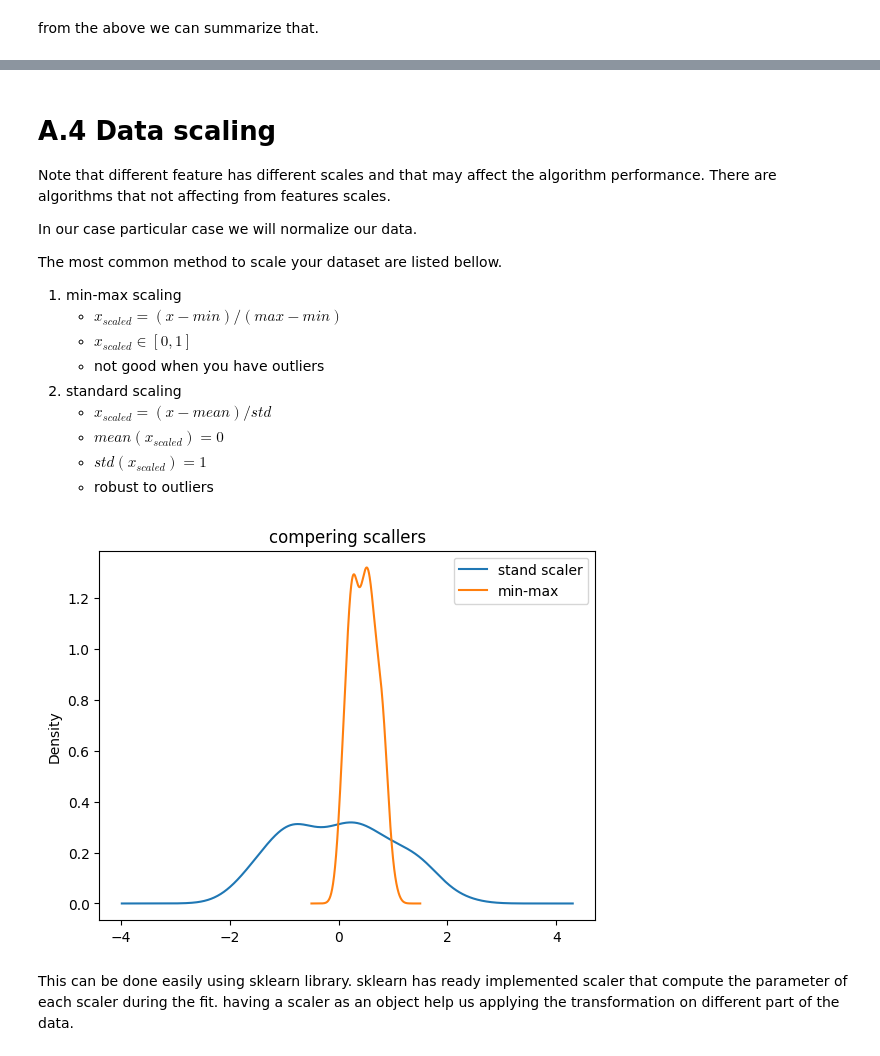
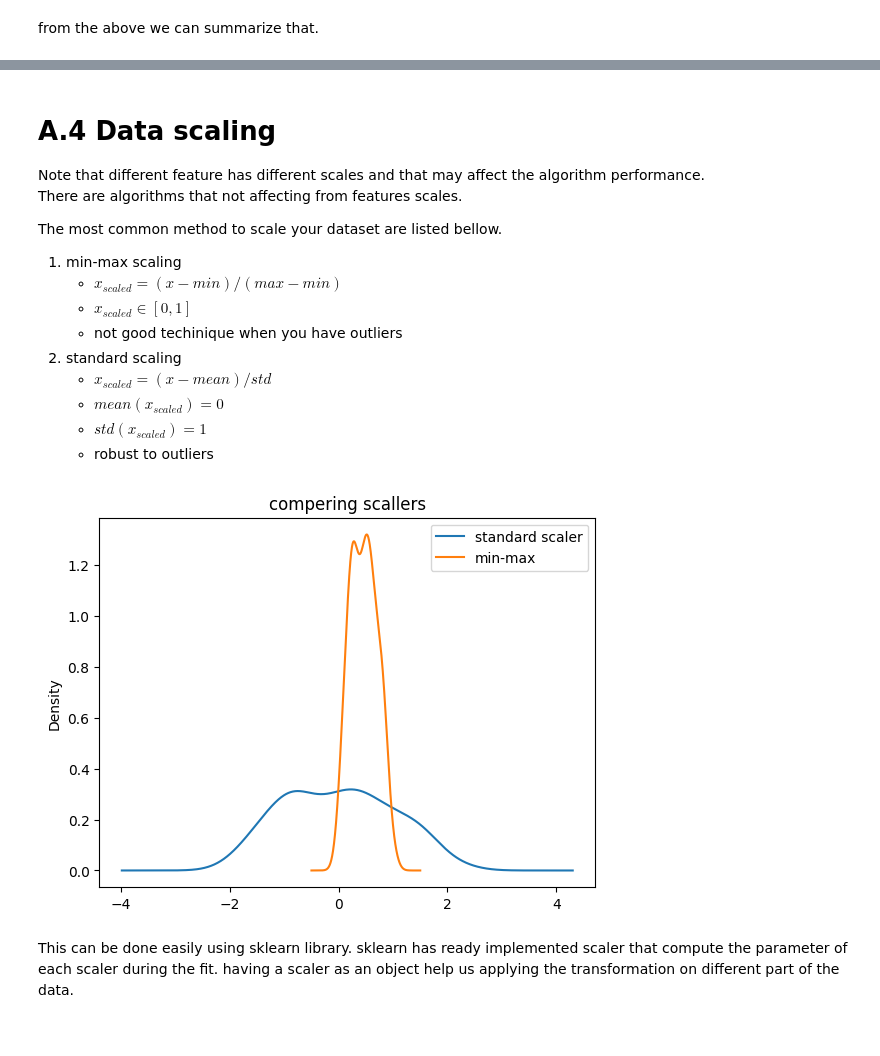
Before and after one commit to olethrosdc/ml-society-science, a Jupyter notebook: src/ml-tutorial/ml-pipeline.ipynb, the cells around one changed output, grey strips where cells are left out. Saved outputs shown, nothing was run; the diff lists cells and outputs as text; code cells hidden in the pictures.

```diff
--- a/src/ml-tutorial/ml-pipeline.ipynb
+++ b/src/ml-tutorial/ml-pipeline.ipynb
@@ -308,13 +315,11 @@ train_data, test_data = train_test_split(data, test_size=0.3, shuffle=True)
 Note that different feature has different scales and that may affect the algorithm performance.
 There are algorithms that not affecting from features scales.
 
-In our case particular case we will normalize our data.
-
 The most common method to scale your dataset are listed bellow.
 1. min-max scaling
     * $x_{scaled} = (x - min) / (max-min)$
     * $x_{scaled} \in [0,1]$
-    * not good when you have outliers
+    * not good techinique when you have outliers
 2. standard scaling
    * $x_{scaled} = (x - mean) / std$
    * $mean(x_{scaled}) = 0$
@@ -328,14 +333,14 @@ train_scaled_standar_scaler = (train_data[features] - mean[features]) / std[feat
 train_scaled_min_max_scaler = (train_data[features] - min_x[features]) / (max_x[features]-min_x[features])
 # %%
 plt.figure()
-train_scaled_standar_scaler["Alcohol"].plot.density(label = "stand scaler")
+train_scaled_standar_scaler["Alcohol"].plot.density(label = "standard scaler")
 train_scaled_min_max_scaler["Alcohol"].plot.density(label = "min-max")
 plt.title("compering scallers")
 plt.legend()
 plt.show()
 plt.close()
 # %% [output]
-[figure, old version]
+[figure, new version]
 # %%
 del train_scaled_min_max_scaler
 del train_scaled_standar_scaler
```
Also changed, not shown: parts of 29 cells of this notebook, 1 other file.
